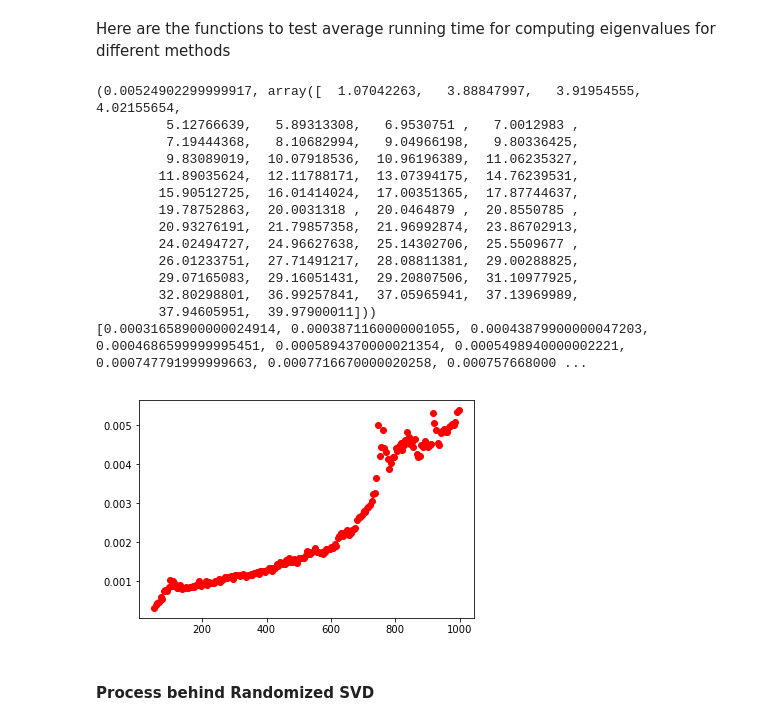
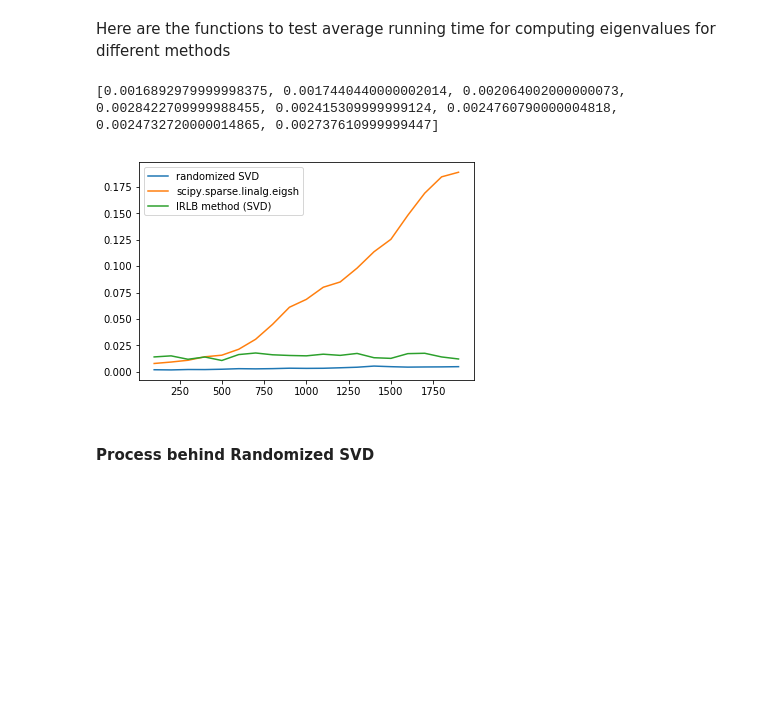
Before and after one commit to jiajingchen/BST234-Project, a Jupyter notebook: SVD-randomized SVD.ipynb, the cells around one changed output. Drawn from its saved outputs; the diff is of its cells as text; code cells hidden in the pictures; blank space fills up the shorter version.

```diff
--- a/SVD-randomized SVD.ipynb
+++ b/SVD-randomized SVD.ipynb
@@ -224,6 +331,9 @@ Here are the functions to test average running time for computing eigenvalues fo
 # %%
 # function to test average running time for computing eigen
 #function 1, testing the computing time of scipy function
+
+M = 100
+
 def test_eigen_1(K):
     random_eigen = [0]*50
     for i in range(50):
@@ -237,27 +347,11 @@ def test_eigen_1(K):
     X_T_sparse = sparse.csr_matrix.transpose(X_sparse)
     XX = X_sparse@E@X_T_sparse
     time_list = []
-    for j in range(100):
+    for j in range(M):
         start_time = time.clock()
         eig_2 = lg.eigsh(XX,k=50)
         end_time = time.clock()
         time_list.append(end_time-start_time)
-    average_time = sum(time_list)/1000
-    eig_2 = eig_2[0]
-    return (average_time, eig_2)
+    average_time = sum(time_list)/M
+    #eig_2 = eig_2[0]
+    return average_time
-# %% [output]
-(0.00524902299999917, array([  1.07042263,   3.88847997,   3.91954555,   4.02155654,
-         5.12766639,   5.89313308,   6.9530751 ,   7.0012983 ,
-         7.19444368,   8.10682994,   9.04966198,   9.80336425,
-         9.83089019,  10.07918536,  10.96196389,  11.06235327,
-        11.89035624,  12.11788171,  13.07394175,  14.76239531,
-        15.90512725,  16.01414024,  17.00351365,  17.87744637,
-        19.78752863,  20.0031318 ,  20.0464879 ,  20.8550785 ,
-        20.93276191,  21.79857358,  21.96992874,  23.86702913,
-        24.02494727,  24.96627638,  25.14302706,  25.5509677 ,
-        26.01233751,  27.71491217,  28.08811381,  29.00288825,
-        29.07165083,  29.16051431,  29.20807506,  31.10977925,
-        32.80298801,  36.99257841,  37.05965941,  37.13969989,
-        37.94605951,  39.97900011]))
-[0.00031658900000024914, 0.0003871160000001055, 0.00043879900000047203, 0.0004686599999995451, 0.0005894370000021354, 0.0005498940000002221, 0.000747791999999663, 0.0007716670000020258, 0.000757668000 ...
-[figure, removed]
@@ -294,0 +449,29 @@ plt.show()
+# %%
+#computational time
+
+
+#print (test_eigen_1(1000))
+#compute list of runing time vs. K
+k_list = range(100,2000,100)
+#time_list = [test_rsvd_1(k)[0] for k in k_list]
+print (time_list)
+# %% [output]
+[0.0016892979999998375, 0.0017440440000002014, 0.002064002000000073, 0.0028422709999988455, 0.002415309999999124, 0.0024760790000004818, 0.0024732720000014865, 0.002737610999999447]
+# %%
+
+time_list2 = [test_rsvd_2(k) for k in k_list]
+#time_list3 = [test_rsvd_3(k) for k in k_list]
+time_list4 = [test_rsvd_4(k) for k in k_list]
+# %%
+time_list5 = [test_rsvd_5(k) for k in k_list]
+# %%
+import matplotlib.pyplot as plt
+#plt.plot(k_list, time_list, '-')
+plt.plot(k_list, time_list2, '-')
+#plt.plot(k_list, time_list3, '-')
+plt.plot(k_list, time_list4, '-')
+plt.plot(k_list, time_list5, '-')
+plt.legend([ 'randomized SVD', 'scipy.sparse.linalg.eigsh',"IRLB method (SVD)"], loc='upper left')
+plt.show()
+# %% [output]
+[figure, added]
```
Also changed, not shown: parts of 10 cells of this notebook, 7 other files.
